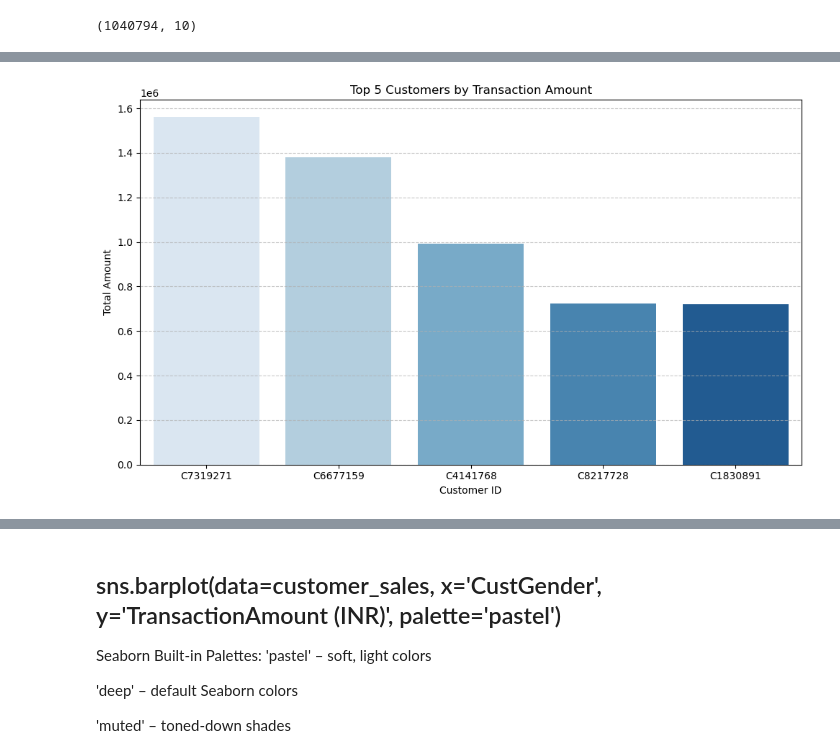
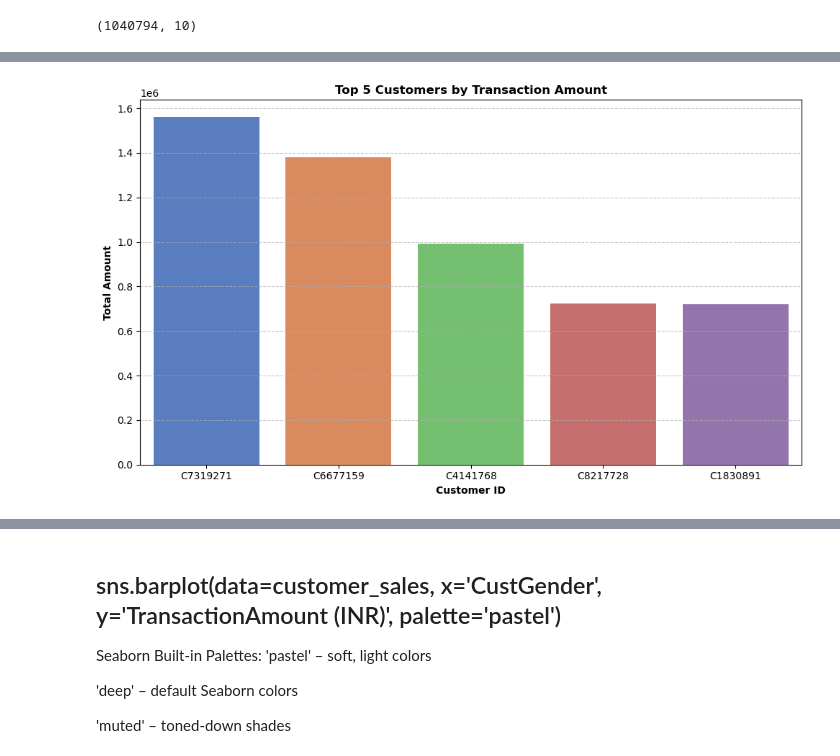
Before and after one commit to Halimat92/Optimizing-Retail-Banking-Strategies-, a Jupyter notebook: Optimizing_Retail_Banking_Strategies.ipynb, the cells around one changed output, grey strips where cells are left out. Cells and saved outputs as stored; diff of their text form; code cells hidden in the pictures.

```diff
--- a/Optimizing_Retail_Banking_Strategies.ipynb
+++ b/Optimizing_Retail_Banking_Strategies.ipynb
@@ -248,7 +279,7 @@ F    280635
 T         1
 Name: CustGender, dtype: int64
 # %%
-df["CustGender"] = df["CustGender"].replace('T','F')
+df["CustGender"] = df["CustGender"].replace('T','M')
 # %%
 df["CustGender"].value_counts()
 # %% [output]
@@ -651,0 +644,35 @@ plt.show()
+# %%
+# Format y-axis with commas
+def format_with_commas(x, _):
+    return f'{x:,.0f}'
+
+# Ensure 'TransactionDate' is datetime
+df['TransactionDate'] = pd.to_datetime(df['TransactionDate'])
+
+# Create 'YearMonth' column for grouping
+df['YearMonth'] = df['TransactionDate'].dt.to_period('M').astype(str)
+
+# Group by 'YearMonth'
+monthly_sales = df.groupby('YearMonth')['TransactionAmount (INR)'].mean().reset_index()
+
+# Plot with markers
+plt.figure(figsize=(14, 8))
+sns.lineplot(
+    data=monthly_sales,
+    x='YearMonth',
+    y='TransactionAmount (INR)',
+    color='red',
+    linewidth=2,
+    marker='X',# Add marker here
+    markersize=10
+)
+
+plt.title("Average Monthly Transaction Trend", fontsize=16, fontweight='bold')
+plt.xlabel("Month", fontweight='bold')
+plt.ylabel("Transaction", fontweight='bold')
+plt.xticks(rotation=45)
+
+plt.grid(axis='y', linestyle='--', alpha=0.5)
+plt.gca().yaxis.set_major_formatter(FuncFormatter(format_with_commas))
+plt.tight_layout()
+plt.show()
@@ -652,13 +681,13 @@ plt.show()
 # %%
 top_customers = df.groupby('CustomerID')['TransactionAmount (INR)'].sum().nlargest(5).reset_index()
 
 plt.figure(figsize=(10, 6))
-sns.barplot(data=top_customers, x='CustomerID', y='TransactionAmount (INR)', palette='Blues')
-plt.title('Top 5 Customers by Transaction Amount')
-plt.xlabel('Customer ID')
-plt.ylabel('Total Amount')
+sns.barplot(data=top_customers, x='CustomerID', y='TransactionAmount (INR)', palette='muted')
+plt.title('Top 5 Customers by Transaction Amount', fontweight='bold')
+plt.xlabel('Customer ID', fontweight='bold')
+plt.ylabel('Total Amount', fontweight='bold')
 plt.grid(axis='y', linestyle='--', alpha=0.7)
 plt.tight_layout()
 plt.show()
 # %% [output]
-[figure, old version]
+[figure, new version]
```
Also changed, not shown: parts of 106 cells of this notebook.
